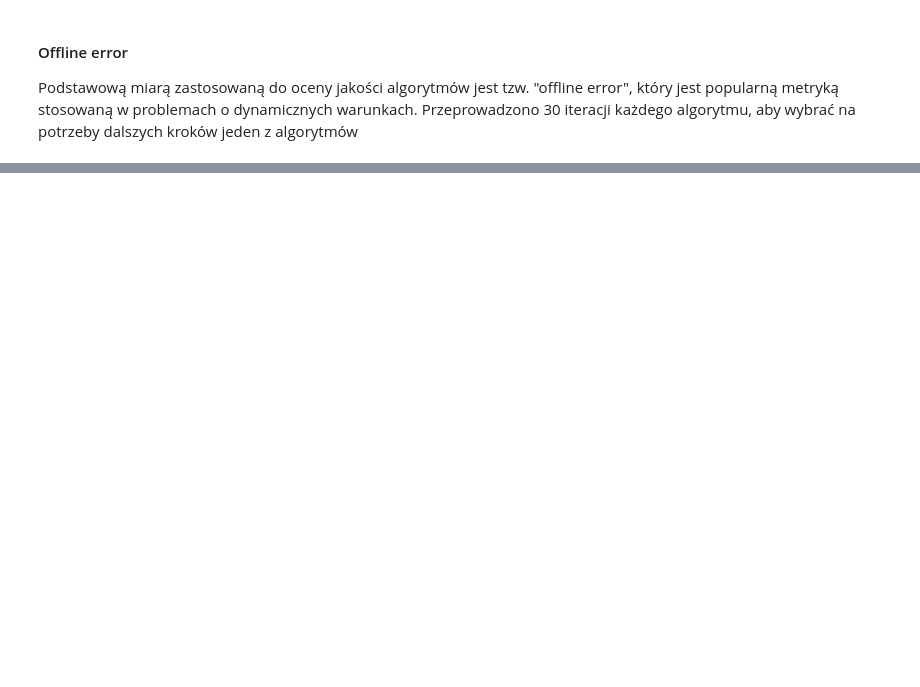
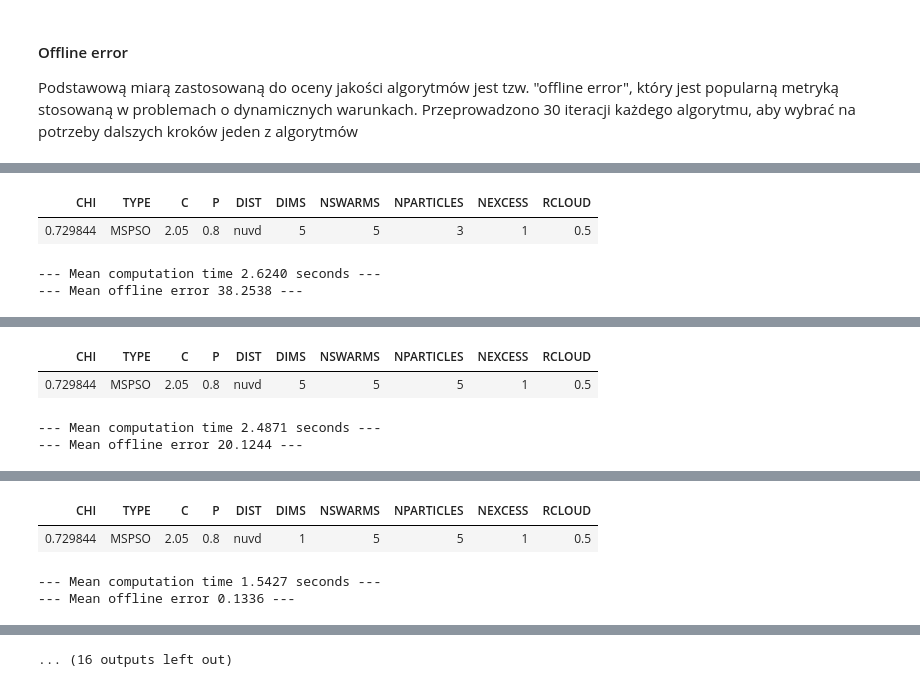
Before and after one commit to MateuszGalasinski/evolutionaryComputation, a Jupyter notebook: jupyter/ex2.ipynb, the cells around one changed output, grey strips where cells are left out. Drawn from its saved outputs; the diff is of its cells as text; code cells hidden in the pictures; blank space fills up the shorter version.

```diff
--- a/jupyter/ex2.ipynb
+++ b/jupyter/ex2.ipynb
@@ -679,0 +681,33 @@ plot_results(result_book)
+# %%
+cfg = json.loads(json_config, object_hook = as_config)
+cfg.TYPE = "MSPSO"
+cfg.NSWARMS = 5
+cfg.NPARTICLES = 3
+run_n_times(n_runs)
+cfg.NPARTICLES = 5
+run_n_times(n_runs)
+
+cfg.DIMS = 1
+run_n_times(n_runs)
+cfg.DIMS = 5
+
+cfg.NSWARMS = 10
+run_n_times(n_runs)
+cfg.NSWARMS = 5
+
+cfg.NEXCESS = 3
+run_n_times(n_runs)
+cfg.NEXCESS = 1
+
+cfg.RCLOUD = 1
+run_n_times(n_runs)
+cfg.RCLOUD = 0.5
+
+cfg.CHI = 0.6
+run_n_times(n_runs)
+cfg.CHI = 0.729843788
+# %% [output]
+| CHI | TYPE | C | P | DIST | DIMS | NSWARMS | NPARTICLES | NEXCESS | RCLOUD |
+| 0.729844 | MSPSO | 2.05 | 0.8 | nuvd | 5 | 5 | 3 | 1 | 0.5 |
+--- Mean computation time 2.6240 seconds ---
+--- Mean offline error 38.2538 ---
@@ -679,0 +716,4 @@ plot_results(result_book)
+| CHI | TYPE | C | P | DIST | DIMS | NSWARMS | NPARTICLES | NEXCESS | RCLOUD |
+| 0.729844 | MSPSO | 2.05 | 0.8 | nuvd | 5 | 5 | 5 | 1 | 0.5 |
+--- Mean computation time 2.4871 seconds ---
+--- Mean offline error 20.1244 ---
@@ -679,0 +722,4 @@ plot_results(result_book)
+| CHI | TYPE | C | P | DIST | DIMS | NSWARMS | NPARTICLES | NEXCESS | RCLOUD |
+| 0.729844 | MSPSO | 2.05 | 0.8 | nuvd | 1 | 5 | 5 | 1 | 0.5 |
+--- Mean computation time 1.5427 seconds ---
+--- Mean offline error 0.1336 ---
@@ -679,0 +728 @@ plot_results(result_book)
+... (16 outputs left out)
```
Also changed, not shown: parts of 27 cells of this notebook.
